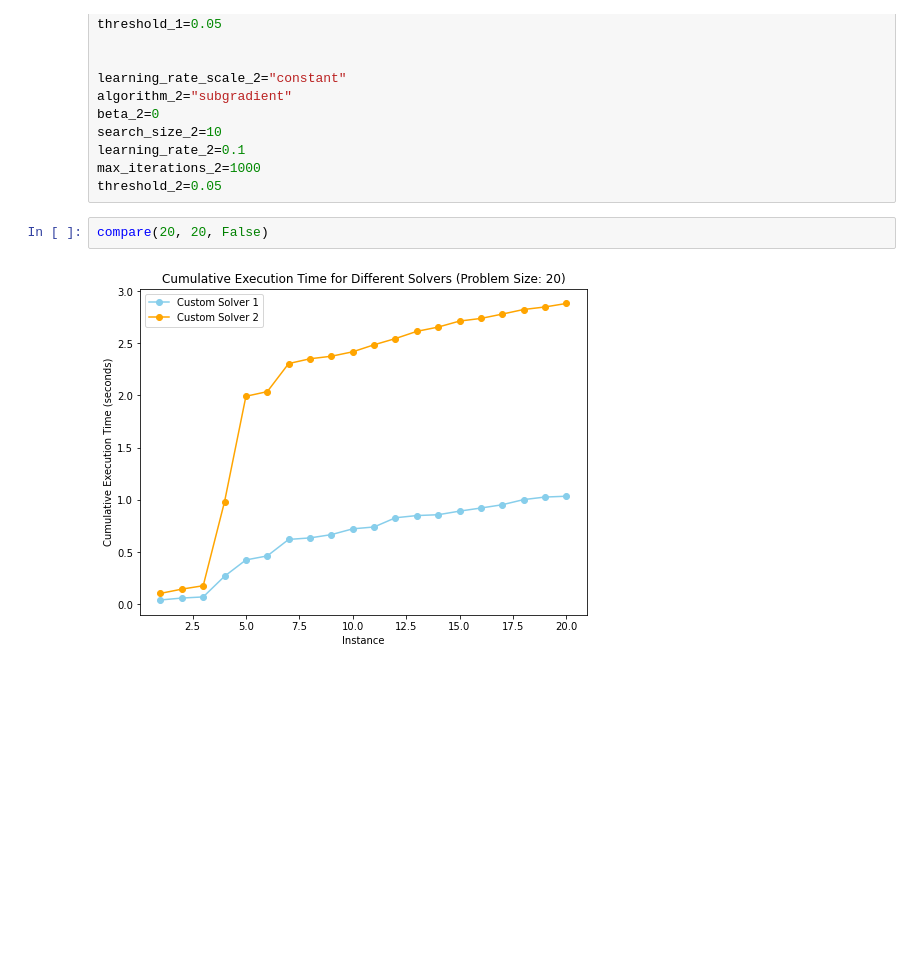
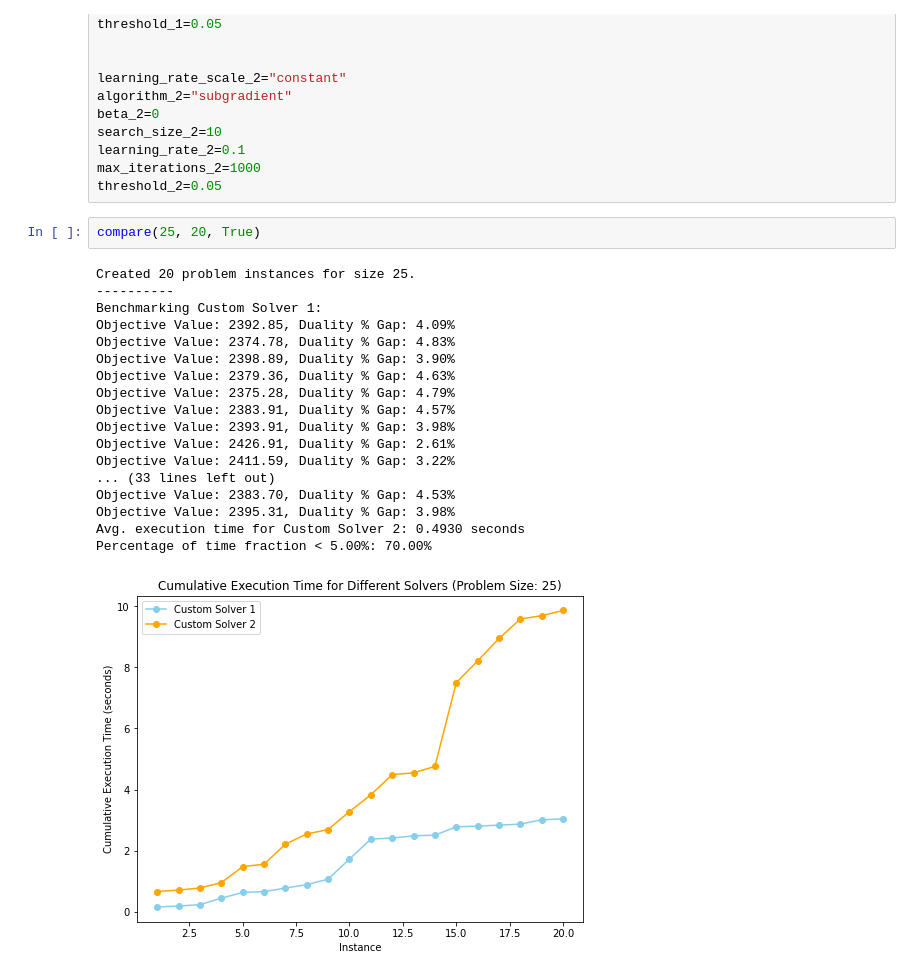
Before and after one commit to jet-chung-1/3D-Assignment-Problem, a Jupyter notebook: benchmark.ipynb, the cells around one changed output. Saved outputs shown, nothing was run; the diff lists cells and outputs as text; blank space fills up the shorter version.

Commit message:
compare

```diff
--- a/benchmark.ipynb
+++ b/benchmark.ipynb
@@ -306,6 +326,23 @@ learning_rate_2=0.1
 max_iterations_2=1000
 threshold_2=0.05
 # %%
-compare(20, 20, False)
+compare(25, 20, True)
 # %% [output]
+Created 20 problem instances for size 25.
+----------
+Benchmarking Custom Solver 1:
+Objective Value: 2392.85, Duality % Gap: 4.09%
+Objective Value: 2374.78, Duality % Gap: 4.83%
+Objective Value: 2398.89, Duality % Gap: 3.90%
+Objective Value: 2379.36, Duality % Gap: 4.63%
+Objective Value: 2375.28, Duality % Gap: 4.79%
+Objective Value: 2383.91, Duality % Gap: 4.57%
+Objective Value: 2393.91, Duality % Gap: 3.98%
+Objective Value: 2426.91, Duality % Gap: 2.61%
+Objective Value: 2411.59, Duality % Gap: 3.22%
+... (33 lines left out)
+Objective Value: 2383.70, Duality % Gap: 4.53%
+Objective Value: 2395.31, Duality % Gap: 3.98%
+Avg. execution time for Custom Solver 2: 0.4930 seconds
+Percentage of time fraction < 5.00%: 70.00%
-[figure, old version]
+[figure, new version]
```
Also changed, not shown: parts of 1 cell of this notebook, 2 other files.
